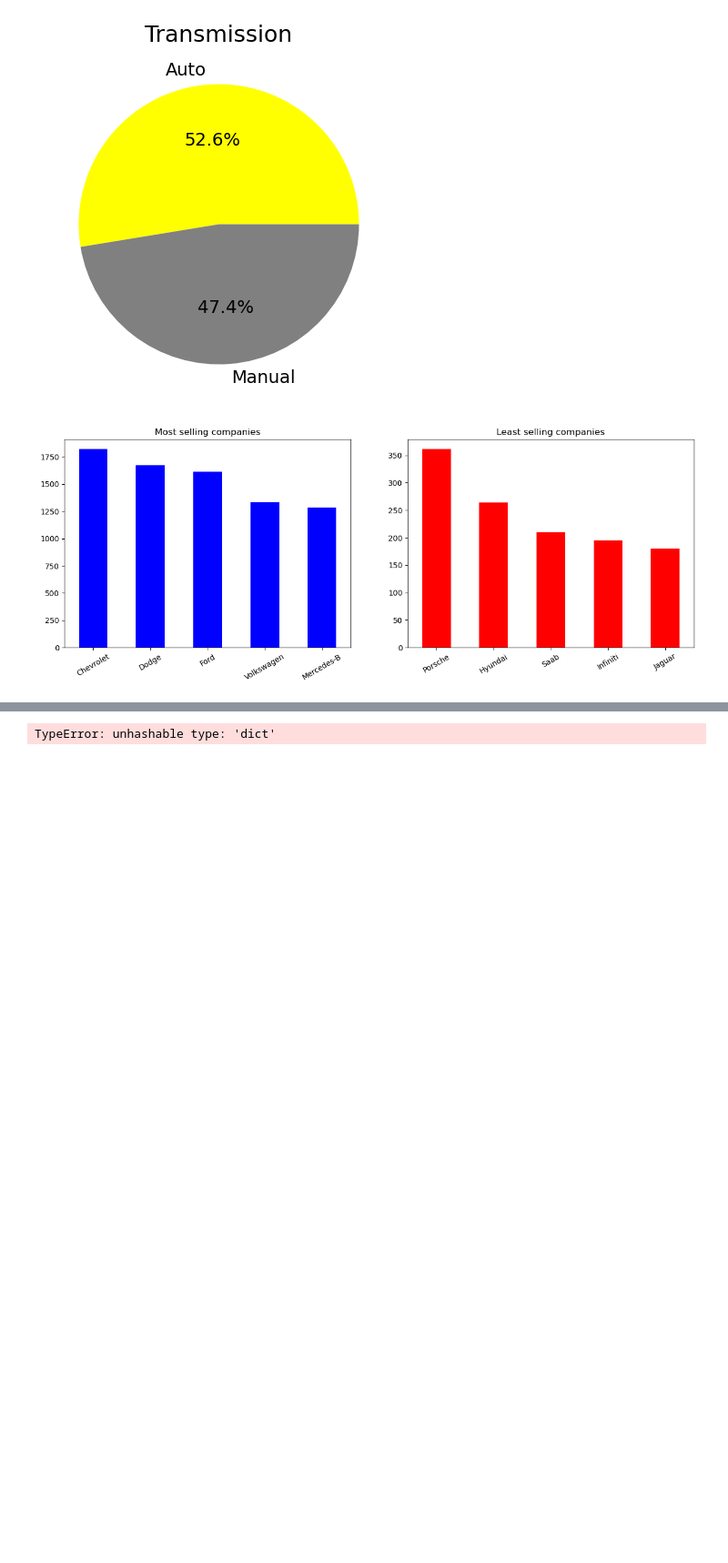
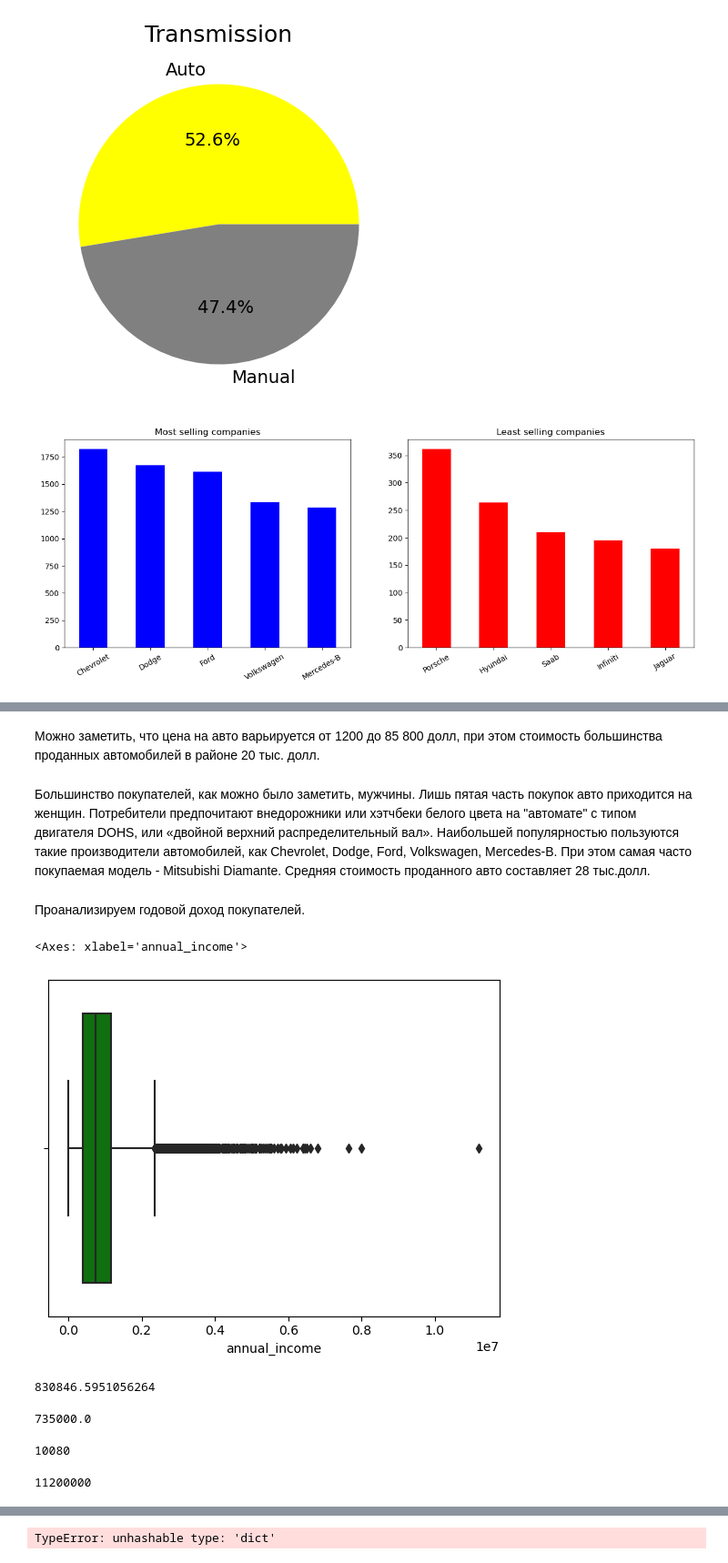
Before and after one commit to LeraBirulya/final_project, a Jupyter notebook: project_.ipynb, the cells around one changed output, grey strips where cells are left out. Shown at 91% size. Cells and saved outputs as stored; diff of their text form; code cells hidden in the pictures; blank space fills up the shorter version.

```diff
--- a/project_.ipynb
+++ b/project_.ipynb
@@ -521,0 +602,27 @@ Average price of all cars: $28090.25
+# %% [markdown]
+Можно заметить, что цена на авто варьируется от 1200 до 85 800 долл, при этом стоимость большинства проданных автомобилей в районе 20 тыс. долл.
+# %% [markdown]
+Большинство покупателей, как можно было заметить, мужчины. Лишь пятая часть покупок авто приходится на женщин. Потребители предпочитают внедорожники или хэтчбеки белого цвета на "автомате" с типом двигателя DOHS, или «двойной верхний распределительный вал». Наибольшей популярностью пользуются такие производители автомобилей, как Chevrolet, Dodge, Ford, Volkswagen, Mercedes-B. При этом самая часто покупаемая модель - Mitsubishi Diamante. Средняя стоимость проданного авто составляет 28 тыс.долл.
+# %% [markdown]
+Проанализируем годовой доход покупателей.
+# %%
+sns.boxplot(data=df,x='annual_income', color = 'g')
+# %% [output]
+<Axes: xlabel='annual_income'>
+[figure, added]
+# %%
+df.annual_income.mean()
+# %% [output]
+830846.5951056264
+# %%
+df.annual_income.median()
+# %% [output]
+735000.0
+# %%
+df.annual_income.min()
+# %% [output]
+10080
+# %%
+df.annual_income.max()
+# %% [output]
+11200000
```
Also changed, not shown: parts of 84 cells of this notebook.
